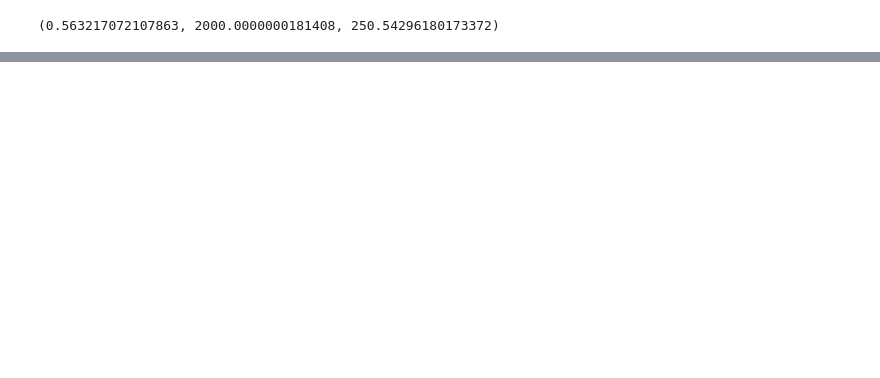
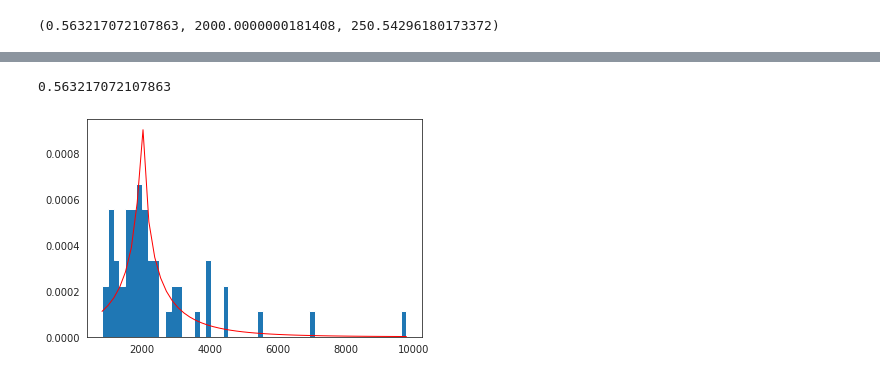
Before and after one commit to emartinher-ULaval/Ontario_P-FlowsRecovery, a Jupyter notebook: Data/CAFOSSizesDistributions/CAFOS_Sizes_Distributions.ipynb, the cells around one changed output, grey strips where cells are left out. Drawn from its saved outputs; the diff is of its cells as text; code cells hidden in the pictures; blank space fills up the shorter version.

```diff
--- a/Data/CAFOSSizesDistributions/CAFOS_Sizes_Distributions.ipynb
+++ b/Data/CAFOSSizesDistributions/CAFOS_Sizes_Distributions.ipynb
@@ -228,0 +234,18 @@ stat='count',
+# %%
+beta1, loc1, scale1 = stats.gennorm.fit(CAFOs_Merged['Ohio'].dropna().values)
+# %%
+beta1
+# %% [output]
+0.563217072107863
+# %%
+fig, ax = plt.subplots(1, 1)
+x = np.linspace(CAFOs_Merged['Ohio'].dropna().values.min(),CAFOs_Merged['Ohio'].dropna().values.max(),CAFOs_Merged['Ohio'].dropna().count())
+# ax = plt.plot(stats.gennorm.pdf(x, beta1, loc=loc1, scale=scale1))
+ax.plot(x, stats.gennorm.pdf(x, beta1, loc1, scale1),
+       'r-', lw=1, alpha=1, label='gennorm pdf')
+# ax.plot(x, stats.gennorm.pdf(np.linspace(stats.gennorm.ppf(0.01, 1.3),
+#                 stats.gennorm.ppf(0.99, 1.3), 100), 1.3),
+       # 'r-', lw=5, alpha=0.6, label='gennorm pdf')
+ax = plt.hist(CAFOs_Merged['Ohio'].dropna().values, bins=CAFOs_Merged['Ohio'].dropna().count(), density=True, histtype='stepfilled', alpha=1) #NumberOfBins(CAFOs_Merged['Ohio'].dropna())
+# %% [output]
+[figure, added]
```
Also changed, not shown: parts of 14 cells of this notebook, 2 other files.
